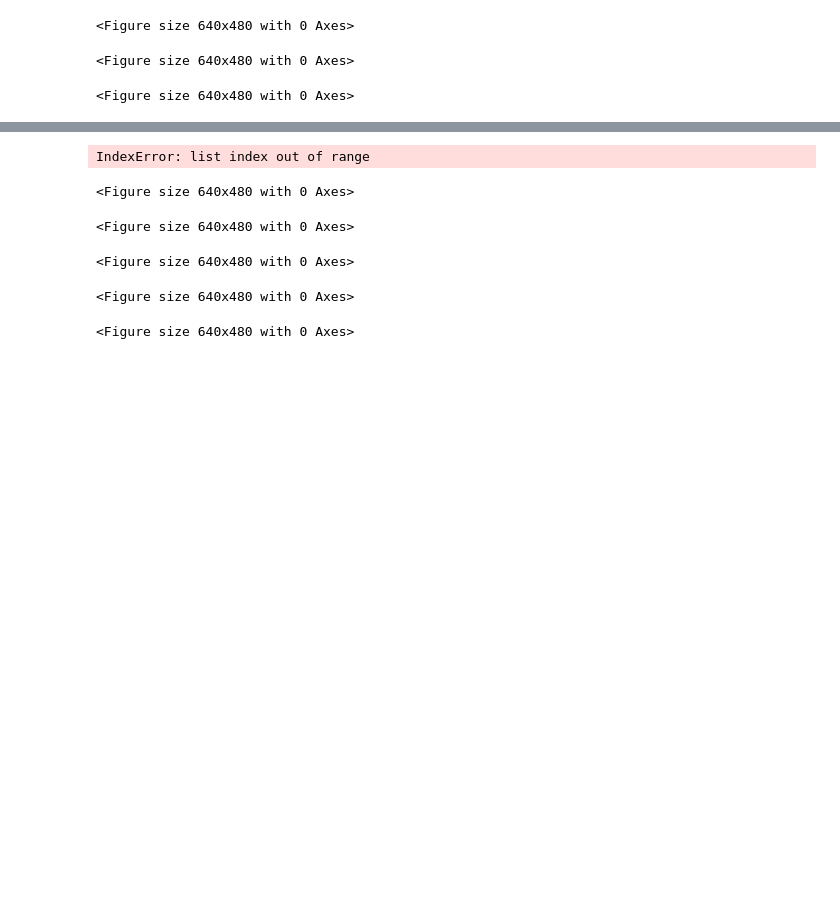
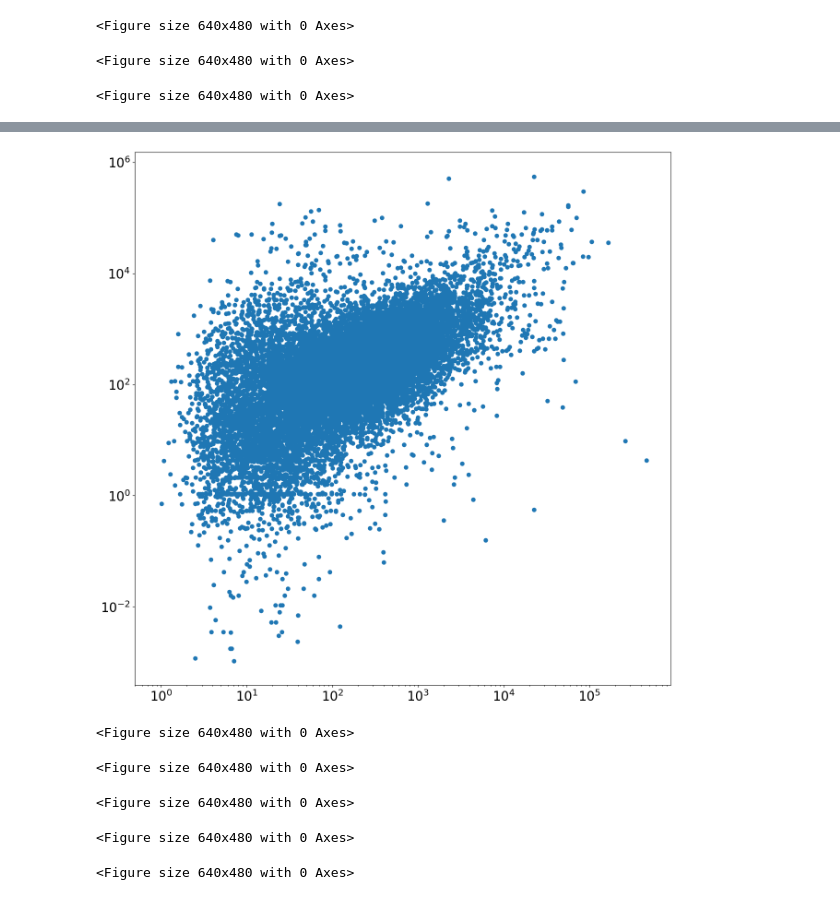
Before and after one commit to AndrewH72/Transcription-Start-Site-Usage-Prediction, a Jupyter notebook: correlation.ipynb, the cells around one changed output, grey strips where cells are left out. Drawn from its saved outputs; the diff is of its cells as text; code cells hidden in the pictures; blank space fills up the shorter version.

```diff
--- a/correlation.ipynb
+++ b/correlation.ipynb
@@ -190,58 +217,62 @@ rna_cage = pd.read_csv("data/RNA_CAGE.txt", sep="\t")
 gm_cage = gm12878.merge(rna_cage, left_on="Ensembl_ID", right_on="ENSID", how="inner", suffixes=["_gm12878", "_cage"])
 gm_cage = gm_cage[["Sum", "Sum.1", "Sum.2", "Sum.3", "GM12878_CAGE_128*3_sum"]]
 gm_cage.columns = range(len(gm_cage.columns))
 gm_cage = gm_cage.dropna()
 
 k5_cage = k562.merge(rna_cage, left_on="Ensembl_ID", right_on="ENSID", how="inner", suffixes=["_k562", "_cage"])
 k5_cage = k5_cage[["Sum", "Sum.1", "Sum.2", "Sum.3", "K562_CAGE_128*3_sum"]]
 k5_cage.columns = range(len(k5_cage.columns))
 k5_cage = k5_cage.dropna()
 
 gm_cage_correlation = pd.DataFrame()
-for col in gm_cage.columns[0:4]:
+for col in gm_cage.columns[2:3]:
     file_name = combined_tab_files_name_sorted[int(col)][ :combined_tab_files_name_sorted[int(col)].find("_")]
 
     pearson_r_values = stats.pearsonr(np.log(gm_cage[4] + 1), np.log(gm_cage[col] + 1))
     gm_cage_correlation = pd.concat([gm_cage_correlation, pd.DataFrame(pearson_r_values).T])
 
+    plt.figure(figsize=(15, 15))
+    plt.xticks(fontsize=20)
+    plt.yticks(fontsize=20)
     plt.scatter(gm_cage[4], gm_cage[col])
-    plt.xlabel("CAGE Values (Log)")
+    # plt.xlabel("CAGE Values (Log)", fontsize=20)
 
     plt.xscale("log")
     plt.yscale("log")
 
-    plt.ylabel("RNA Seq Values (Log)")
-    plt.title(f"CAGE vs RNA Seq Values for {file_name}", fontsize=8)
+    # plt.ylabel("RNA Seq Values (Log)", fontsize=20)
+    # plt.title(f"CAGE vs RNA-Seq Correlation for {file_name}", fontsize=20)
     plt.show()
+    # plt.savefig("output.svg", format="svg")
     # plt.savefig(f"plots/rnaseq_vs_rnacage/{file_name}.rna_seq_xpresso_log.png")
-    plt.clf()
 
-k5_cage_correlation = pd.DataFrame()
-for col in k5_cage.columns[0:4]:
-    file_name = combined_tab_files_name_sorted[int(col) + 4][ :combined_tab_files_name_sorted[int(col) + 4].find("_")]
+# k5_cage_correlation = pd.DataFrame()
+# for col in k5_cage.columns[0:4]:
+#     file_name = combined_tab_files_name_sorted[int(col) + 4][ :combined_tab_files_name_sorted[int(col) + 4].find("_")]
 
-    pearson_r_values = stats.pearsonr(np.log(k5_cage[4] + 1), np.log(k5_cage[col] + 1))
-    k5_cage_correlation = pd.concat([k5_cage_correlation, pd.DataFrame(pearson_r_values).T])
+#     pearson_r_values = stats.pearsonr(np.log(k5_cage[4] + 1), np.log(k5_cage[col] + 1))
+#     k5_cage_correlation = pd.concat([k5_cage_correlation, pd.DataFrame(pearson_r_values).T])
 
-    plt.scatter(k5_cage[4], k5_cage[col])
-    plt.xlabel("CAGE Values (Log)")
+#     plt.figure(figsize=(12, 12))
+#     plt.scatter(k5_cage[4], k5_cage[col])
+#     plt.xlabel("CAGE Values (Log)", fontsize=15)
 
-    plt.xscale("log")
-    plt.yscale("log")
+#     plt.xscale("log")
+#     plt.yscale("log")
 
-    plt.ylabel("RNA Seq Values (Log)")
-    plt.title(f"CAGE vs RNA Seq Values for {file_name}", fontsize=8)
-    plt.show()
-    # plt.savefig(f"plots/rnaseq_vs_rnacage/{file_name}.rna_seq_xpresso_log.png")
-    plt.clf()
+#     plt.ylabel("RNA Seq Values (Log)", fontsize=15)
+#     plt.title(f"CAGE vs RNA-Seq Correlation for {file_name}", fontsize=15)
+#     plt.show()
+#     # plt.savefig(f"plots/rnaseq_vs_rnacage/{file_name}.rna_seq_xpresso_log.png")
+#     plt.clf()
 
-gm_cage_correlation["Sample"] = combined_tab_files_name_sorted[0:4]
-k5_cage_correlation["Sample"] = combined_tab_files_name_sorted[4:8]
-gm_cage_correlation
-# gm_cage_correlation.to_csv("csvs/correlation/rnaseq_vs_rnacage/gm_seq_vs_cage.csv", index=False)
-# k5_cage_correlation.to_csv("csvs/correlation/rnaseq_vs_rnacage/k5_seq_vs_cage.csv", index=False)
+# gm_cage_correlation["Sample"] = combined_tab_files_name_sorted[0:4]
+# k5_cage_correlation["Sample"] = combined_tab_files_name_sorted[4:8]
+# gm_cage_correlation
+# # gm_cage_correlation.to_csv("csvs/correlation/rnaseq_vs_rnacage/gm_seq_vs_cage.csv", index=False)
+# # k5_cage_correlation.to_csv("csvs/correlation/rnaseq_vs_rnacage/k5_seq_vs_cage.csv", index=False)
 # %% [output]
-IndexError: list index out of range
+[figure, added]
 # %%
 #Our RNA Seq vs Our RNA Cage (With Links) (Individual samples)
 GM12878_gene_list = pd.read_csv("data/ABC-multiTSS_nominated/GM12878/Neighborhoods/GeneList.txt", sep="\t")
```
Also changed, not shown: parts of 2 cells of this notebook, 3 other files.
